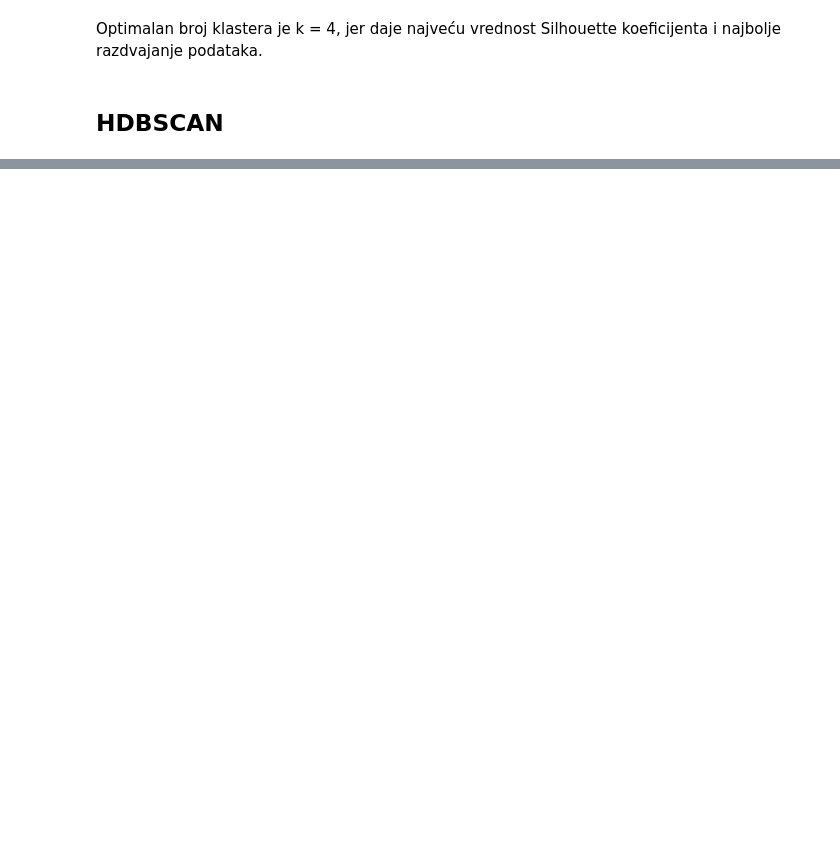
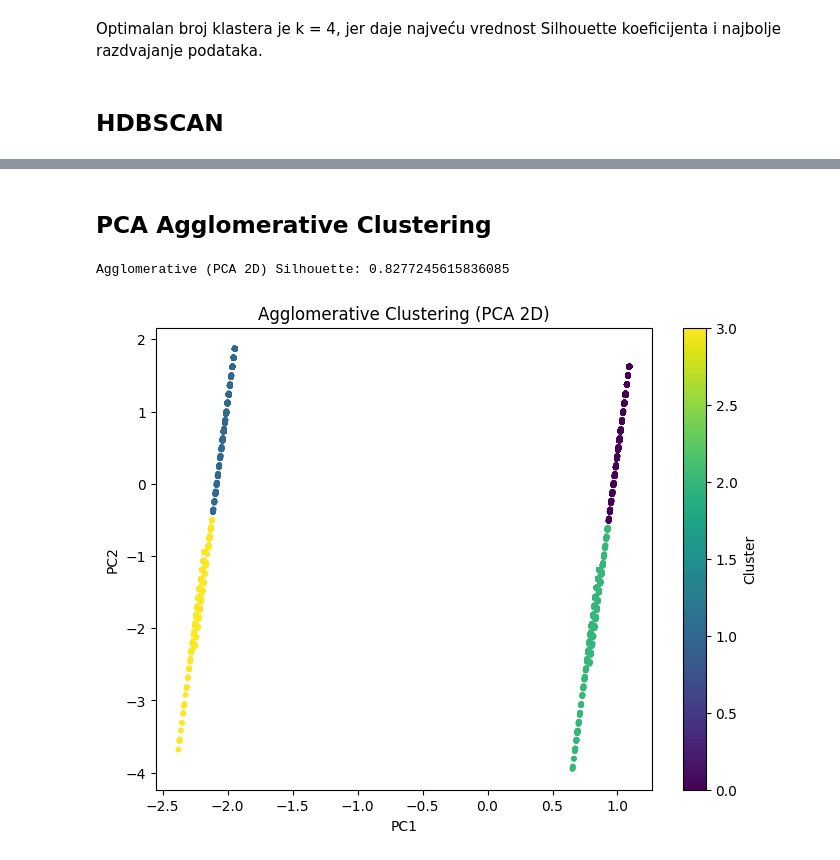
Before and after one commit to Stefan-011/Machine-learning-clustering, a Jupyter notebook: notebook_project.ipynb, the cells around one changed output, grey strips where cells are left out. Drawn from its saved outputs; the diff is of its cells as text; code cells hidden in the pictures; blank space fills up the shorter version.

```diff
--- a/notebook_project.ipynb
+++ b/notebook_project.ipynb
@@ -661,0 +752,28 @@ plt.show()
+# %% [markdown]
+## PCA Agglomerative Clustering
+# %%
+from sklearn.decomposition import PCA
+from sklearn.cluster import AgglomerativeClustering
+from sklearn.metrics import silhouette_score
+import matplotlib.pyplot as plt
+import numpy as np
+
+pca = PCA(n_components=2)
+data_2d = pca.fit_transform(data_scaled)
+
+agglo = AgglomerativeClustering(n_clusters=4, linkage='ward')
+labels = agglo.fit_predict(data_2d)
+
+score = silhouette_score(data_2d, labels)
+print("Agglomerative (PCA 2D) Silhouette:", score)
+
+plt.figure(figsize=(8,6))
+plt.scatter(data_2d[:,0], data_2d[:,1], c=labels, cmap='viridis', s=10)
+plt.title("Agglomerative Clustering (PCA 2D)")
+plt.xlabel("PC1")
+plt.ylabel("PC2")
+plt.colorbar(label="Cluster")
+plt.show()
+# %% [output]
+Agglomerative (PCA 2D) Silhouette: 0.8277245615836085
+[figure, added]
```
Also changed, not shown: parts of 26 cells of this notebook.
